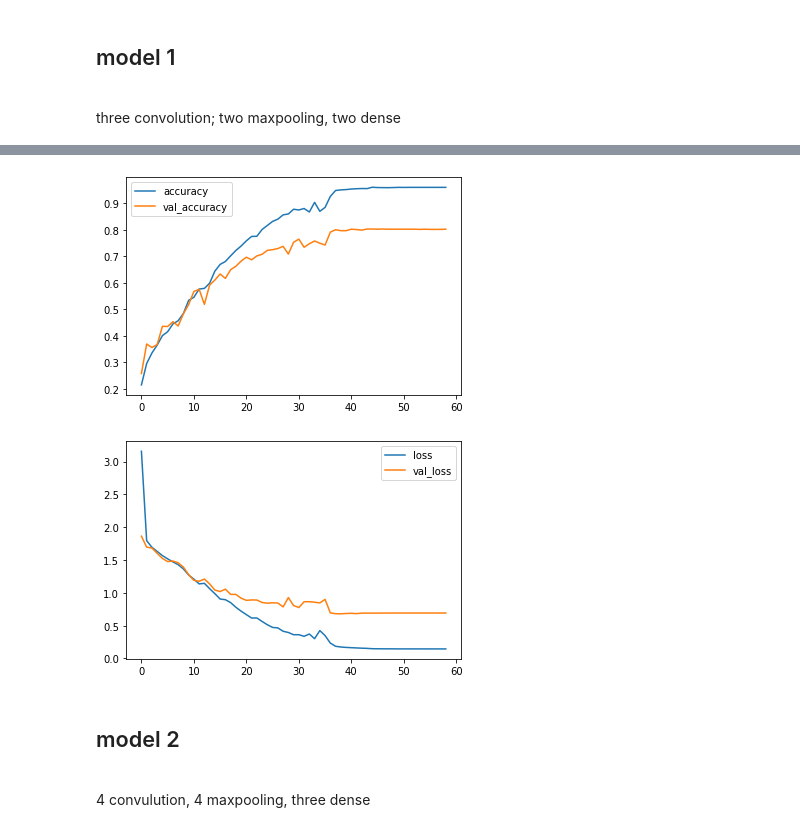
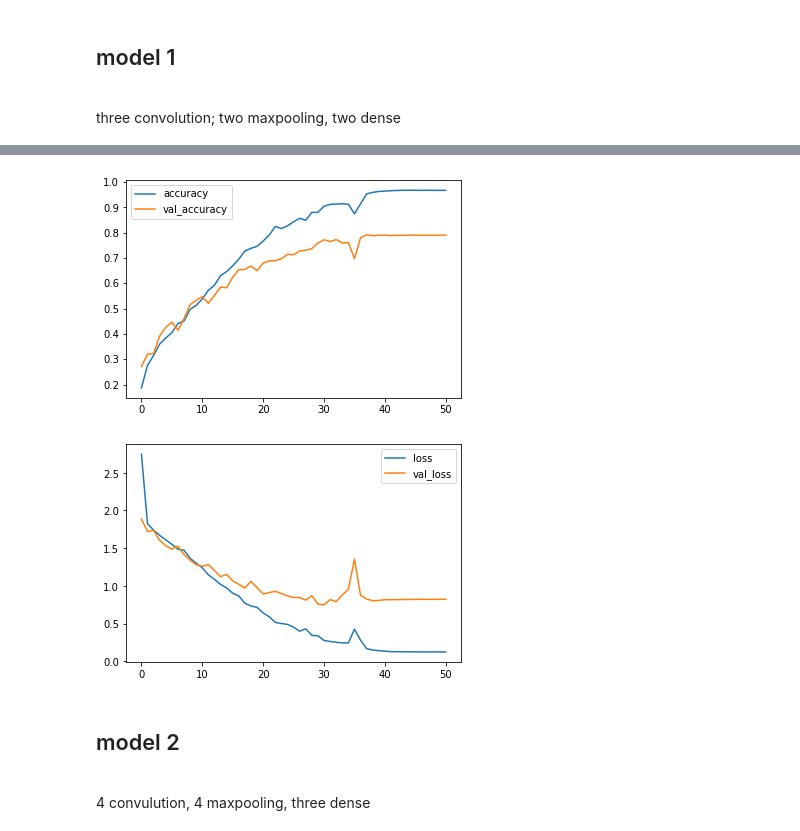
Before and after one commit to Jarvisarmy/-Theoretical_ML_Project, a Jupyter notebook: RAVDESS Emotional speech audio.ipynb, the cells around one changed output, grey strips where cells are left out. Drawn from its saved outputs; the diff is of its cells as text; code cells hidden in the pictures.

```diff
--- a/RAVDESS Emotional speech audio.ipynb
+++ b/RAVDESS Emotional speech audio.ipynb
@@ -849,6 +846,7 @@ KeyboardInterrupt:
 def train_model(build_model):
     model = build_model(shape)
     history=model.fit(x_train, y_train, batch_size=100, epochs=500, validation_data=(x_val, y_val),callbacks=callback_list_with_reduction)
+    return history, model
 # %% [markdown]
 <h2> model 1 </h2><br/>
 three convolution; two maxpooling, two dense
@@ -862,6 +860,7 @@ def build_model1(shape):
     model.add(Conv1D(256, kernel_size=5, strides=1, padding='same', activation='relu'))
     model.add(Flatten())
     model.add(Dense(256,activation="relu"))
+    model.add(Dense(128,activation="relu"))
     model.add(Dense(8))
     model.add(Activation('softmax'))
 
@@ -894,19 +891,20 @@ Epoch 00059: early stopping
 # %%
-plt.plot(loss_history["accuracy"],label="accuracy")
-plt.plot(loss_history["val_accuracy"],label="val_accuracy")
+loss_history1 = pd.DataFrame(history1.history)
+plt.plot(loss_history1["accuracy"],label="accuracy")
+plt.plot(loss_history1["val_accuracy"],label="val_accuracy")
 plt.legend()
 plt.savefig("model1_acc.png")
 plt.show()
 # %% [output]
-[figure, old version]
+[figure, new version]
 # %%
-plt.plot(loss_history["loss"],label="loss")
-plt.plot(loss_history["val_loss"],label="val_loss")
+plt.plot(loss_history1["loss"],label="loss")
+plt.plot(loss_history1["val_loss"],label="val_loss")
 plt.legend()
 plt.savefig("model1_loss.png")
 plt.show()
 # %% [output]
-[figure, old version]
+[figure, new version]
 # %%
 model1.save('model1.h5')
 # %%
```
Also changed, not shown: parts of 37 cells of this notebook, 28 other files.
